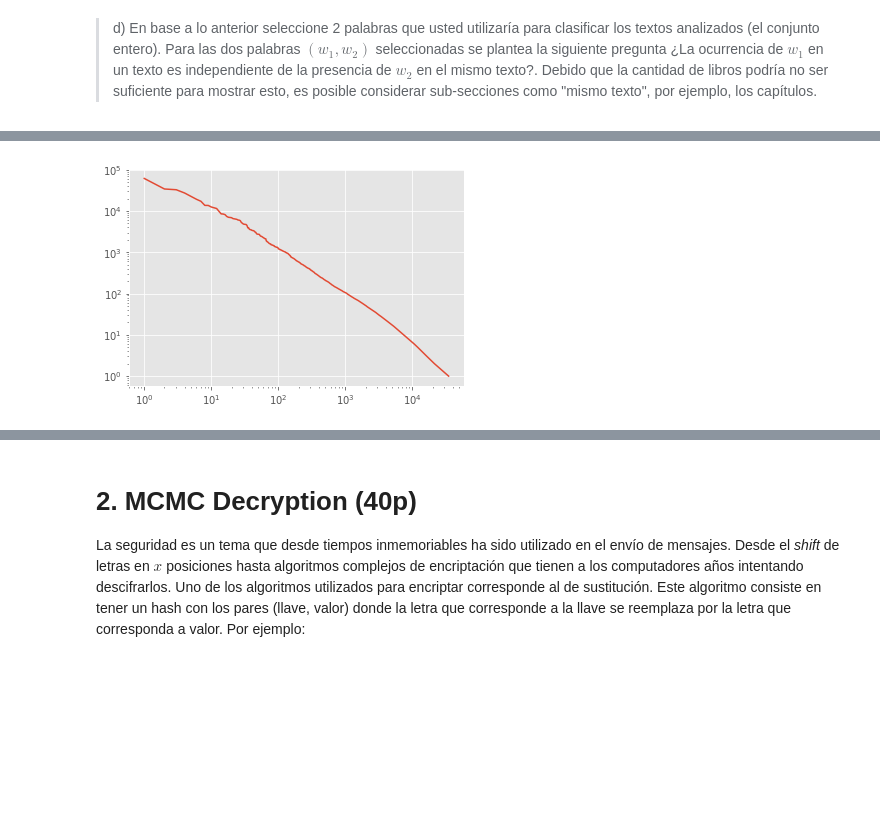
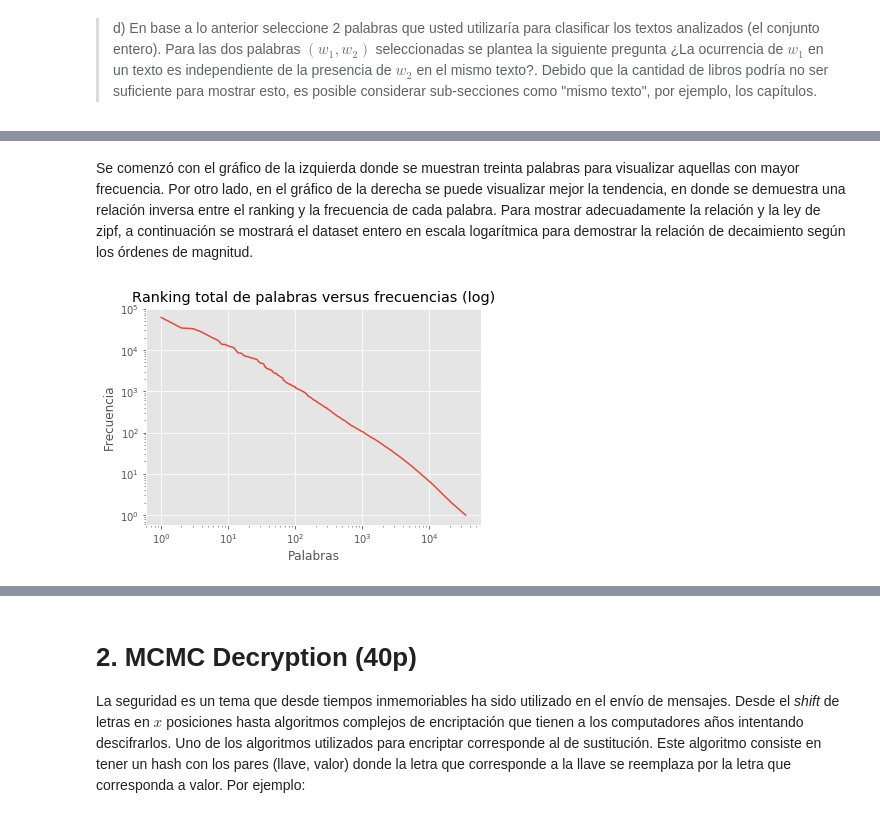
Before and after one commit to dmedelba/Lab3-Estaca, a Jupyter notebook: Laboratorio 3.ipynb, the cells around one changed output, grey strips where cells are left out. Drawn from its saved outputs; the diff is of its cells as text; code cells hidden in the pictures; blank space fills up the shorter version.

```diff
--- a/Laboratorio 3.ipynb
+++ b/Laboratorio 3.ipynb
@@ -501,0 +334,26 @@ df2[(df2.ranking >= p25) & (df2.ranking <= p75)]
+# %%
+# Incluir ranking
+df_ranking = df
+df_ranking['ranking'] = df_ranking['frecuencia'].rank(ascending=False)
+
+# Gráficos ranking vs frecuencia
+fig, ax = plt.subplots(nrows=1, ncols=2, figsize=(13,5))
+fig.suptitle("Gráficos ranking de palabras vs frecuencia", fontsize="x-large")
+
+# Gráfico ranking frecuencia top 30
+df_top = df_ranking[(df_ranking.ranking <= 30)]
+plt.subplot(1, 2, 1)
+plt.plot(df_top.palabra, df_top.frecuencia)
+plt.xticks(rotation='vertical')
+plt.xlabel('Palabras')
+plt.ylabel('Frecuencia')
+plt.title('Top 30 palabras con mayor frecuencia')
+
+# Gráfico ranking frecuencia top 100
+df_top = df_ranking[(df_ranking.ranking <= 100)]
+plt.subplot(1, 2, 2, xticklabels=[])
+plt.plot(df_top.palabra, df_top.frecuencia)
+plt.xlabel('Palabras')
+plt.ylabel('Frecuencia')
+plt.title('Top 100 palabras con mayor frecuencia')
+plt.show()
@@ -502,16 +362,13 @@ df2[(df2.ranking >= p25) & (df2.ranking <= p75)]
+# %% [markdown]
+Se comenzó con el gráfico de la izquierda donde se muestran treinta palabras para visualizar aquellas con mayor frecuencia. Por otro lado, en el gráfico de la derecha se puede visualizar mejor la tendencia, en donde se demuestra una relación inversa entre el ranking y la frecuencia de cada palabra. Para mostrar adecuadamente la relación y la ley de zipf, a continuación se mostrará el dataset entero en escala logarítmica para demostrar la relación de decaimiento según los órdenes de magnitud.
 # %%
-#df2_filtrado
-df2
-
-
-plt.plot(df2.ranking, df2.frecuencia)
+# Gráfico ranking frecuencia ajustado
+plt.plot(df_ranking.ranking, df_ranking.frecuencia)
 plt.yscale('log')
 plt.xscale('log')
+plt.xlabel('Palabras')
+plt.ylabel('Frecuencia')
+plt.title('Ranking total de palabras versus frecuencias (log)')
 plt.show()
-
-df3 = df2[(df2.ranking <= 40)]
-plt.plot(df3.palabra, df3.frecuencia)
-plt.xticks(rotation='vertical')
-plt.show()
 # %% [output]
-[figure, old version]
+[figure, new version]
```
Also changed, not shown: parts of 15 cells of this notebook.
